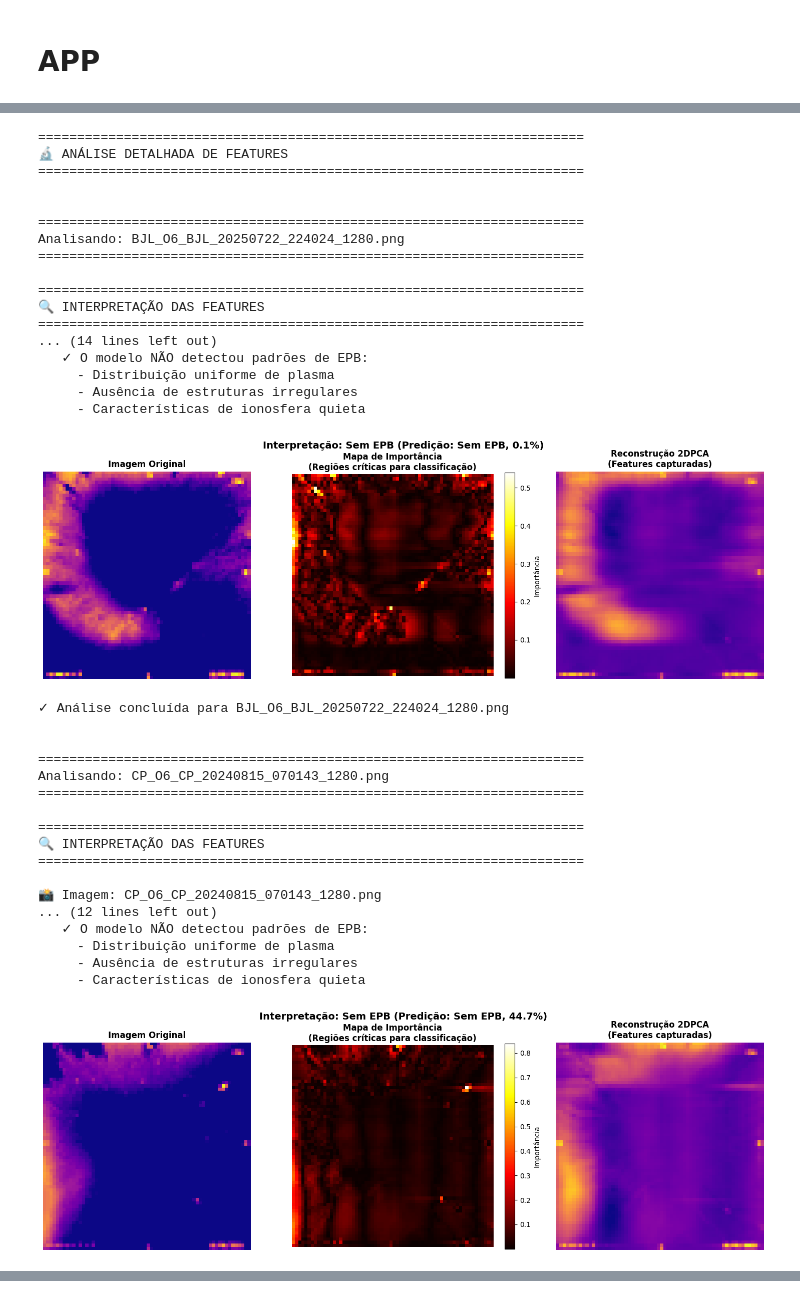
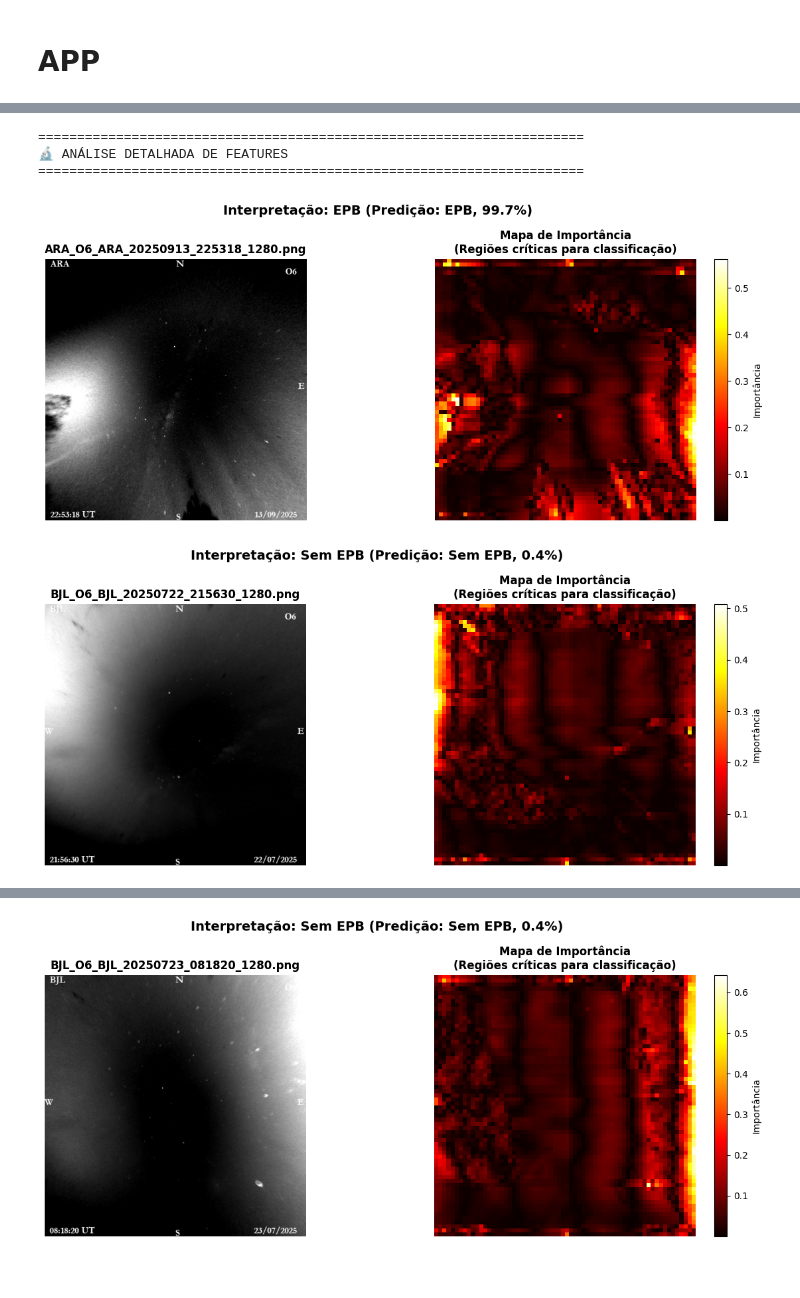
Before and after one commit to albertoivo/masters-degree, a Jupyter notebook: code/app.ipynb, the cells around one changed output, grey strips where cells are left out. Drawn from its saved outputs; the diff is of its cells as text; code cells hidden in the pictures; blank space fills up the shorter version.

```diff
--- a/code/app.ipynb
+++ b/code/app.ipynb
@@ -71,14 +71,16 @@ else:
 ✅ PROCESSAMENTO CONCLUÍDO
 ======================================================================
 # %%
-from epb_detection_system import explain_feature_importance
-import matplotlib.pyplot as plt
+from epb_detection_system import explain_feature_importance_2 as efi
 
 # Imagens específicas para análise detalhada
 images = [
-    'img-teste/BJL_O6_BJL_20250722_224024_1280.png',
-    'img-teste/CP_O6_CP_20240815_070143_1280.png',
-    'img-teste/CA_O6_CA_20251022_224714_1280.png'
+    'img-teste/ARA_O6_ARA_20250913_225318_1280.png',
+    'img-teste/BJL_O6_BJL_20250722_215630_1280.png',
+    'img-teste/BJL_O6_BJL_20250723_053154_1280.png',
+    'img-teste/BJL_O6_BJL_20250723_081820_1280.png',
+    'img-teste/CA_O6_CA_20251022_221737_1280.png',
+    'img-teste/CP_O6_CP_20240209_010711_1280.png'
 ]
 
 print("="*70)
@@ -92,75 +94,33 @@ for img_path_str in images:
         print(f"⚠️  Arquivo não encontrado: {img_path}")
         print()
         continue
 
     try:
-        print(f"\n{'='*70}")
-        print(f"Analisando: {img_path.name}")
-        print(f"{'='*70}")
-
         # Carrega e processa imagem
         img = Image.open(img_path).convert('L')
         img_original = np.array(img.resize(target_size))
         img_processed = preprocess_epb_image(img_original.copy())
 
         # Faz predição para obter o label predito
         pred = system.predict(img_processed.reshape(1, *img_processed.shape))[0]
 
         # Chama explain_feature_importance
         # Usa pred como y_sample (classe predita) para análise
-        importance_map = explain_feature_importance(
+        importance_map = efi(
             system=system,
             X_sample=img_processed,
             y_sample=pred,  # Usa predição como "classe real" para análise
             filename=img_path.name
         )
-
-        print(f"\n✓ Análise concluída para {img_path.name}\n")
-
     except Exception as e:
         print(f"\n❌ Erro ao analisar {img_path.name}:")
         print(f"   {str(e)}")
         import traceback
         traceback.print_exc()
         print()
-
-print("\n" + "="*70)
-print("✅ ANÁLISE DETALHADA CONCLUÍDA")
-print("="*70)
 # %% [output]
 ======================================================================
 🔬 ANÁLISE DETALHADA DE FEATURES
 ======================================================================
-
-
-======================================================================
-Analisando: BJL_O6_BJL_20250722_224024_1280.png
-======================================================================
-
-======================================================================
-🔍 INTERPRETAÇÃO DAS FEATURES
-======================================================================
-... (14 lines left out)
-   ✓ O modelo NÃO detectou padrões de EPB:
-     - Distribuição uniforme de plasma
-     - Ausência de estruturas irregulares
-     - Características de ionosfera quieta
-[figure, old version]
+[figure, new version]
-✓ Análise concluída para BJL_O6_BJL_20250722_224024_1280.png
-
-
-======================================================================
-Analisando: CP_O6_CP_20240815_070143_1280.png
-======================================================================
-
-======================================================================
-🔍 INTERPRETAÇÃO DAS FEATURES
-======================================================================
-
-📸 Imagem: CP_O6_CP_20240815_070143_1280.png
-... (12 lines left out)
-   ✓ O modelo NÃO detectou padrões de EPB:
-     - Distribuição uniforme de plasma
-     - Ausência de estruturas irregulares
-     - Características de ionosfera quieta
-[figure, old version]
+[figure, new version]
@@ -190,0 +128 @@ Analisando: CA_O6_CA_20251022_224714_1280.png
+[figure, added]
```
Also changed, not shown: parts of 2 cells of this notebook, 5 other files.
